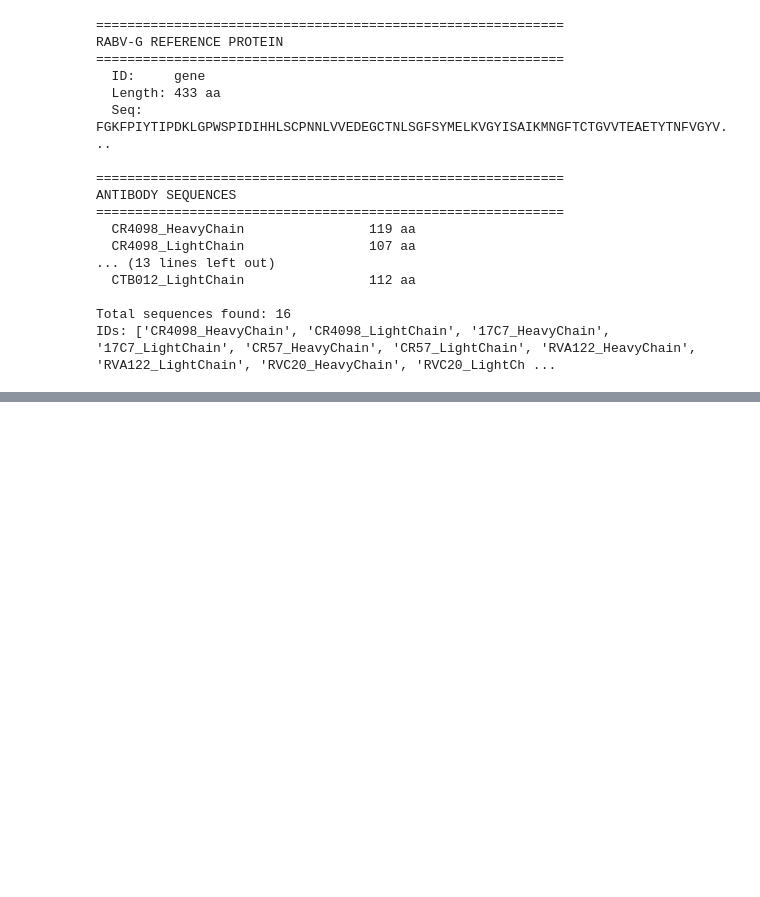
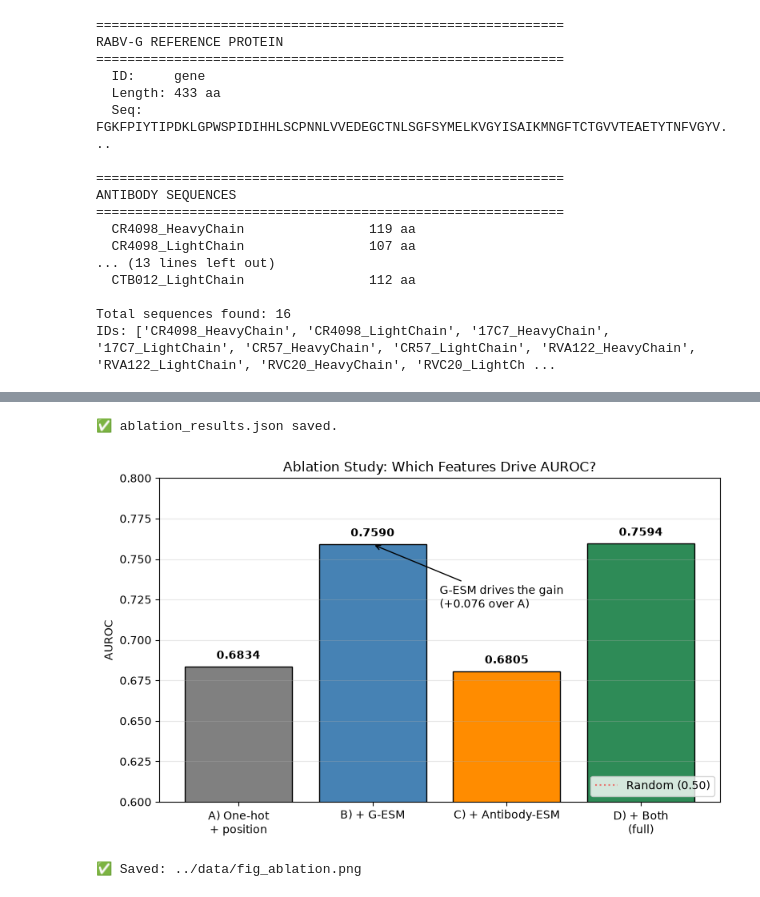
Before and after one commit to sengobasar/rabies_experiment_and_system_implementation, a Jupyter notebook: notebooks/rabies_antibody_ml.ipynb, the cells around one changed output, grey strips where cells are left out. Drawn from its saved outputs; the diff is of its cells as text; code cells hidden in the pictures; blank space fills up the shorter version.

```diff
--- a/notebooks/rabies_antibody_ml.ipynb
+++ b/notebooks/rabies_antibody_ml.ipynb
@@ -605,0 +1750,63 @@ print("✅ Saved: ../data/esm_cache/G_esm_t12.npy")
+# %%
+# ============================================================
+# DAY 5 — Exp 6: Ablation Bar Chart
+# ============================================================
+# Visual: 4 feature-set configurations from Day 4 ablation
+# Shows G-ESM is the entire contribution.
+# ============================================================
+
+import numpy as np
+import matplotlib.pyplot as plt
+import json
+
+# From Day 4 Exp 2 ablation output
+configs = [
+    'A) One-hot\n+ position',
+    'B) + G-ESM',
+    'C) + Antibody-ESM',
+    'D) + Both\n(full)',
+]
+auroc = [0.6834, 0.7590, 0.6805, 0.7594]
+auprc = [0.1310, 0.1617, 0.1357, 0.1594]
+
+# Save for paper
+with open('../data/ablation_results.json', 'w') as f:
+    json.dump({
+        'A_onehot_pos':  {'auroc': 0.6834, 'auprc': 0.1310},
+        'B_plus_G_esm':  {'auroc': 0.7590, 'auprc': 0.1617},
+        'C_plus_ab_esm': {'auroc': 0.6805, 'auprc': 0.1357},
+        'D_plus_both':   {'auroc': 0.7594, 'auprc': 0.1594},
+    }, f, indent=2)
+print("✅ ablation_results.json saved.")
+
+# --- Plot ---
+fig, ax = plt.subplots(figsize=(8, 5))
+colors = ['gray', 'steelblue', 'darkorange', 'seagreen']
+bars = ax.bar(configs, auroc, color=colors, edgecolor='black')
+
+# Annotate AUROC values
+for bar, val in zip(bars, auroc):
+    ax.text(bar.get_x() + bar.get_width()/2, val + 0.005,
+            f'{val:.4f}', ha='center', fontsize=10, fontweight='bold')
+
+ax.set_ylabel('AUROC')
+ax.set_ylim(0.60, 0.80)
+ax.set_title('Ablation Study: Which Features Drive AUROC?')
+ax.axhline(0.50, color='red', linestyle=':', alpha=0.5, label='Random (0.50)')
+ax.grid(axis='y', alpha=0.3)
+ax.legend(loc='lower right')
+
+# Highlight: B and D are tied (G-ESM is the driver)
+ax.annotate('G-ESM drives the gain\n(+0.076 over A)',
+            xy=(1, 0.7590), xytext=(1.5, 0.72),
+            arrowprops=dict(arrowstyle='->', color='black'),
+            fontsize=10, ha='left')
+
+plt.tight_layout()
+plt.savefig('../data/fig_ablation.png', dpi=200)
+plt.show()
+print("✅ Saved: ../data/fig_ablation.png")
+# %% [output]
+✅ ablation_results.json saved.
+[figure, added]
+✅ Saved: ../data/fig_ablation.png
```
Also changed, not shown: parts of 21 cells of this notebook.
